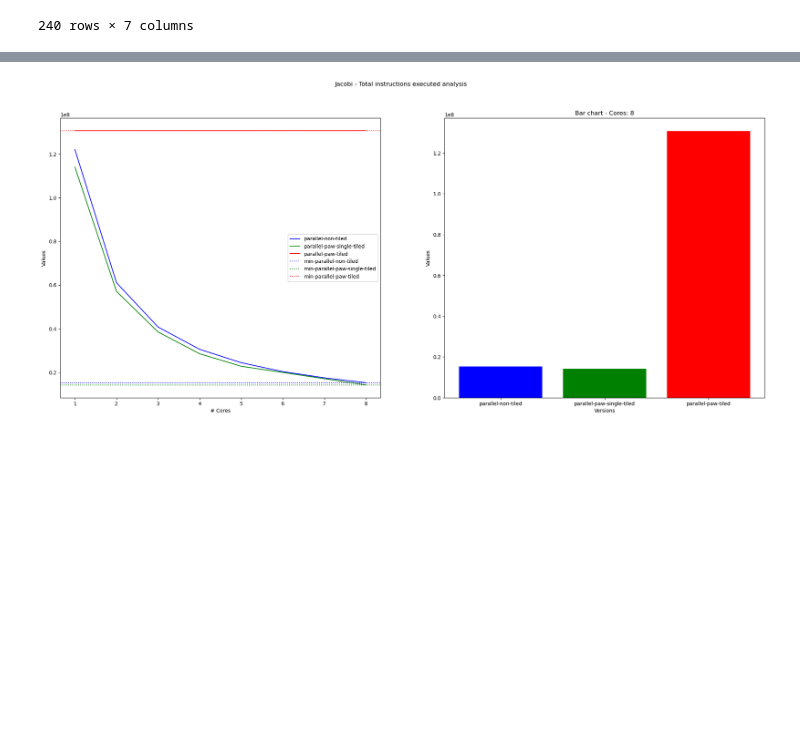
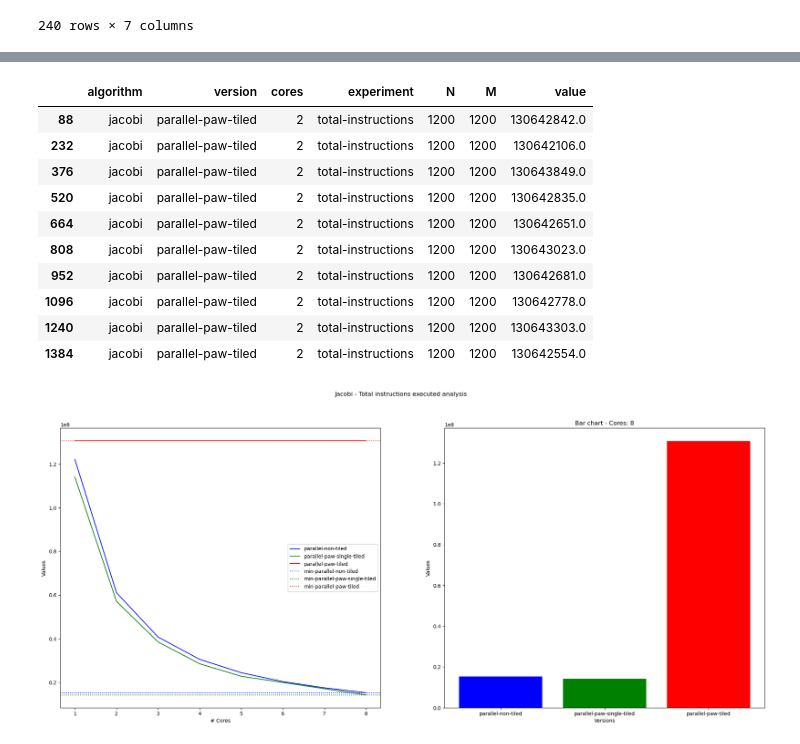
Before and after one commit to mgltorsa/Cetus-Paw-Tiling-Experiments, a Jupyter notebook: tiling/Tiling experiments and measurements.ipynb, the cells around one changed output, grey strips where cells are left out. Saved outputs shown, nothing was run; the diff lists cells and outputs as text; code cells hidden in the pictures; blank space fills up the shorter version.

```diff
--- a/tiling/Tiling experiments and measurements.ipynb
+++ b/tiling/Tiling experiments and measurements.ipynb
@@ -600,3 +623,17 @@ plot_scatter(plot_exp, tick_format_style='sci')
+# %%
+df_jb_ti[(df_jb_ti.version=='parallel-paw-tiled' )& (df_jb_ti.cores==2)]
+# %% [output]
+|  | algorithm | version | cores | experiment | N | M | value |
+| 88 | jacobi | parallel-paw-tiled | 2 | total-instructions | 1200 | 1200 | 130642842.0 |
+| 232 | jacobi | parallel-paw-tiled | 2 | total-instructions | 1200 | 1200 | 130642106.0 |
+| 376 | jacobi | parallel-paw-tiled | 2 | total-instructions | 1200 | 1200 | 130643849.0 |
+| 520 | jacobi | parallel-paw-tiled | 2 | total-instructions | 1200 | 1200 | 130642835.0 |
+| 664 | jacobi | parallel-paw-tiled | 2 | total-instructions | 1200 | 1200 | 130642651.0 |
+| 808 | jacobi | parallel-paw-tiled | 2 | total-instructions | 1200 | 1200 | 130643023.0 |
+| 952 | jacobi | parallel-paw-tiled | 2 | total-instructions | 1200 | 1200 | 130642681.0 |
+| 1096 | jacobi | parallel-paw-tiled | 2 | total-instructions | 1200 | 1200 | 130642778.0 |
+| 1240 | jacobi | parallel-paw-tiled | 2 | total-instructions | 1200 | 1200 | 130643303.0 |
+| 1384 | jacobi | parallel-paw-tiled | 2 | total-instructions | 1200 | 1200 | 130642554.0 |
 # %%
 plot_experiments('Jacobi - Total instructions executed',group_mean(df_jb_ti))
 # %% [output]
```
Also changed, not shown: parts of 6 cells of this notebook.
